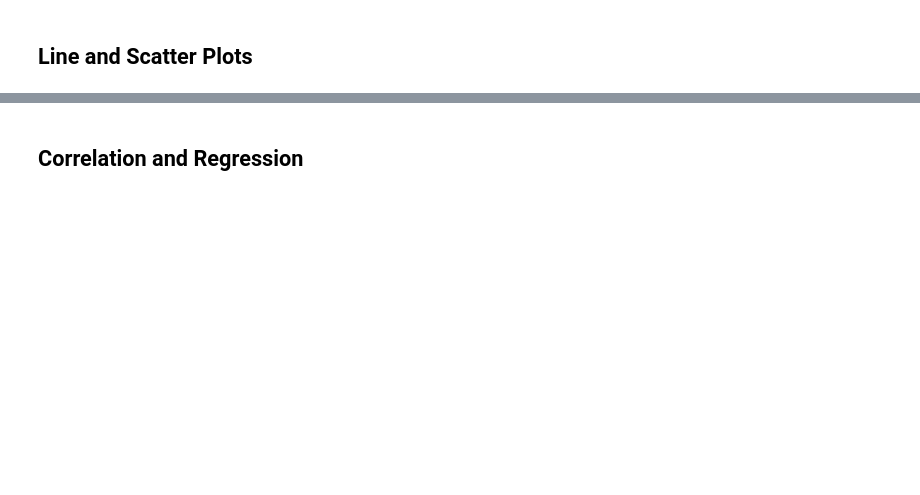
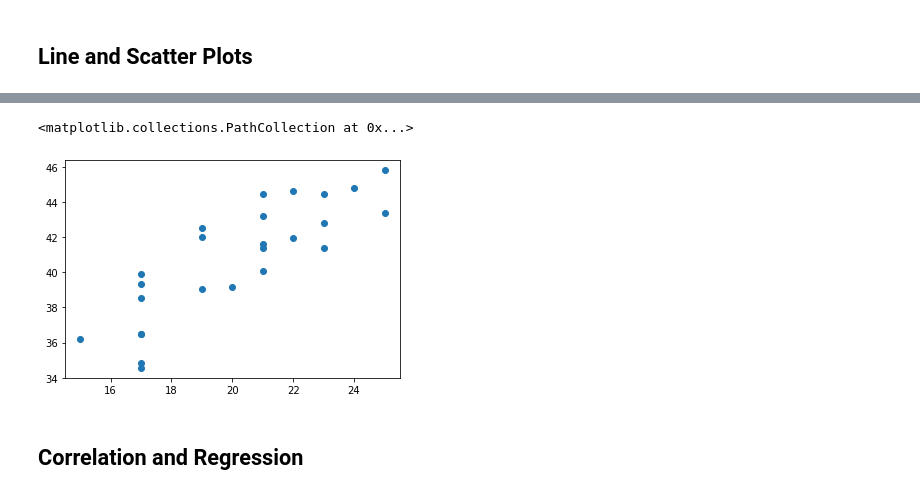
Before and after one commit to araethomp/matplotlib-challenge, a Jupyter notebook: Pymaceuticals.ipynb, the cells around one changed output, grey strips where cells are left out. Cells and saved outputs as stored; diff of their text form; code cells hidden in the pictures; blank space fills up the shorter version.

```diff
--- a/Pymaceuticals.ipynb
+++ b/Pymaceuticals.ipynb
@@ -272,5 +302,12 @@ plt.show()
 # %%
 # Generate a scatter plot of average tumor volume vs. mouse weight for the Capomulin regimen
+scatter_plot_df = cleaned_df.loc[cleaned_df['Drug Regimen'] == 'Capomulin']
+average_tumor_volume = scatter_plot_df.groupby(["Mouse ID"]).mean()
+plt.scatter(average_tumor_volume['Weight (g)'], average_tumor_volume['Tumor Volume (mm3)'])
+plt.xlabel('')
+# %% [output]
+<matplotlib.collections.PathCollection at 0x...>
+[figure, added]
 # %% [markdown]
 ## Correlation and Regression
 # %%
```
Also changed, not shown: parts of 4 cells of this notebook.
